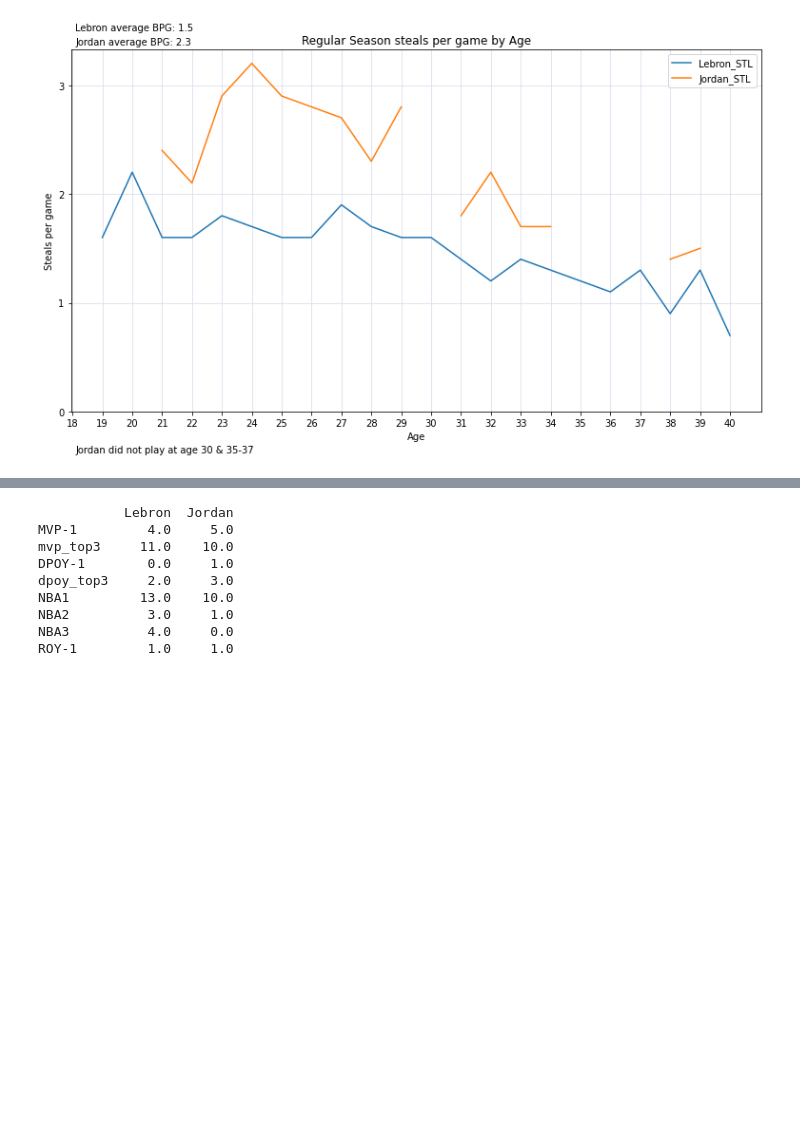
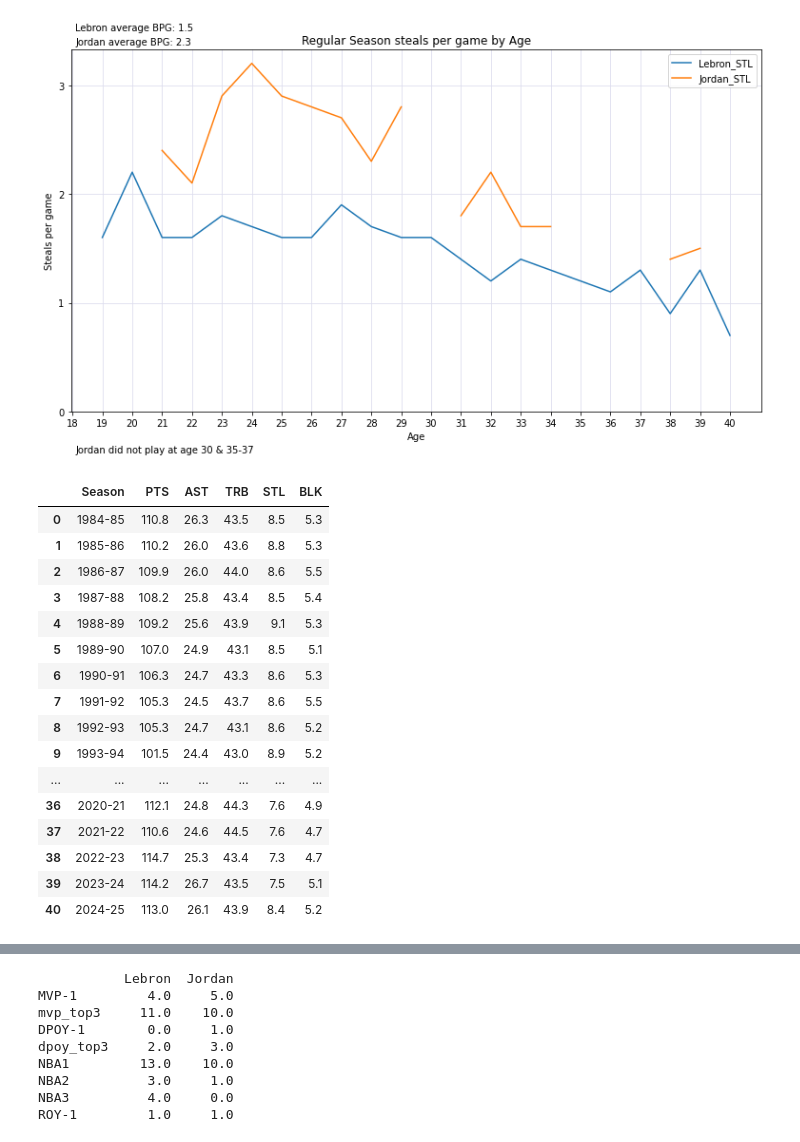
Before and after one commit to gohsoonhao/therealGOAT, a Jupyter notebook: reg_season_stats_awards.ipynb, the cells around one changed output, grey strips where cells are left out. Saved outputs shown, nothing was run; the diff lists cells and outputs as text; code cells hidden in the pictures; blank space fills up the shorter version.

```diff
--- a/reg_season_stats_awards.ipynb
+++ b/reg_season_stats_awards.ipynb
@@ -135,3 +135,32 @@ plt.show()
 [figure]
 [figure]
 [figure]
+# %%
+# However, as years go by, the league has became more offensive so unlike other comparisons out there in the world, we want to cover the league averages as well.
+# So basically, we want to use league average and then use each Player's stats per game and divide by league average to determine and then compare each player's coefficient.abs
+#Shifting all data from xls format into cleaned up df
+league_avg_datalist = pd.read_excel("data_files/league_average.xlsx")
+league_avg_datalist = league_avg_datalist.iloc[::-1]
+
+league_avg_datalist = league_avg_datalist.tail(41)
+league_avg_datalist = league_avg_datalist[["Season","PTS","AST","TRB","STL","BLK"]]
+league_avg_datalist = league_avg_datalist.reset_index(drop=True)
+league_avg_datalist
+# %% [output]
+|  | Season | PTS | AST | TRB | STL | BLK |
+| 0 | 1984-85 | 110.8 | 26.3 | 43.5 | 8.5 | 5.3 |
+| 1 | 1985-86 | 110.2 | 26.0 | 43.6 | 8.8 | 5.3 |
+| 2 | 1986-87 | 109.9 | 26.0 | 44.0 | 8.6 | 5.5 |
+| 3 | 1987-88 | 108.2 | 25.8 | 43.4 | 8.5 | 5.4 |
+| 4 | 1988-89 | 109.2 | 25.6 | 43.9 | 9.1 | 5.3 |
+| 5 | 1989-90 | 107.0 | 24.9 | 43.1 | 8.5 | 5.1 |
+| 6 | 1990-91 | 106.3 | 24.7 | 43.3 | 8.6 | 5.3 |
+| 7 | 1991-92 | 105.3 | 24.5 | 43.7 | 8.6 | 5.5 |
+| 8 | 1992-93 | 105.3 | 24.7 | 43.1 | 8.6 | 5.2 |
+| 9 | 1993-94 | 101.5 | 24.4 | 43.0 | 8.9 | 5.2 |
+| ... | ... | ... | ... | ... | ... | ... |
+| 36 | 2020-21 | 112.1 | 24.8 | 44.3 | 7.6 | 4.9 |
+| 37 | 2021-22 | 110.6 | 24.6 | 44.5 | 7.6 | 4.7 |
+| 38 | 2022-23 | 114.7 | 25.3 | 43.4 | 7.3 | 4.7 |
+| 39 | 2023-24 | 114.2 | 26.7 | 43.5 | 7.5 | 5.1 |
+| 40 | 2024-25 | 113.0 | 26.1 | 43.9 | 8.4 | 5.2 |
```
Also changed, not shown: parts of 1 cell of this notebook.
